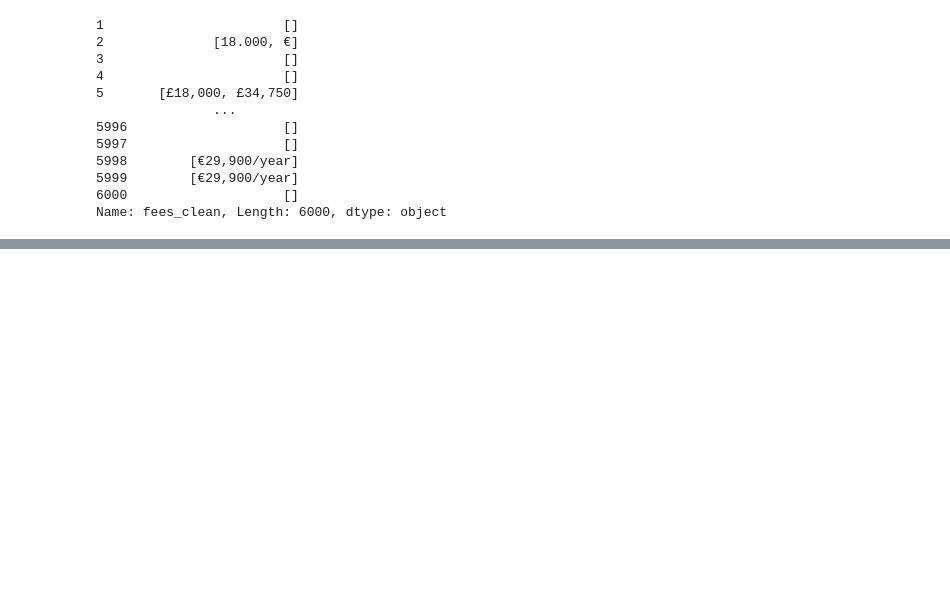
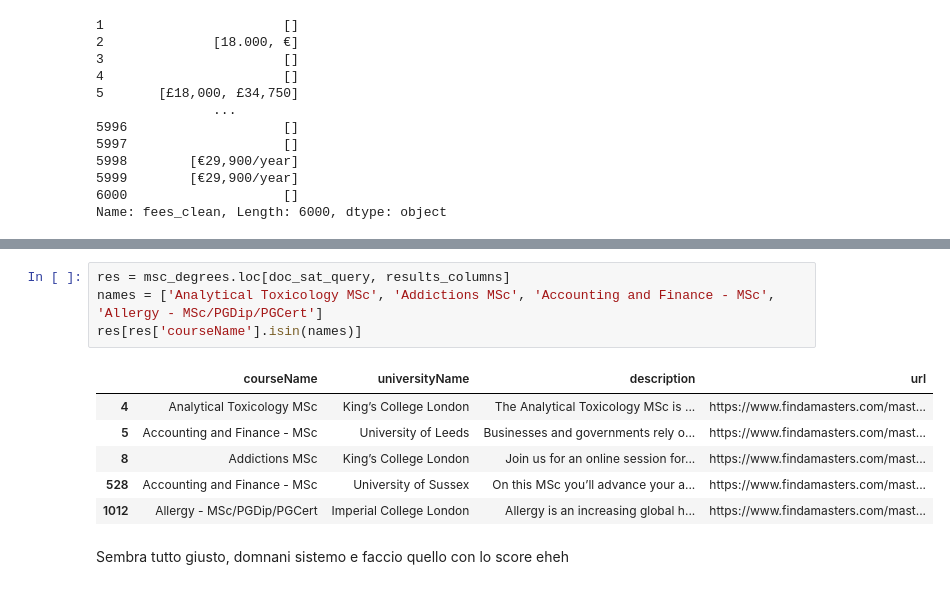
Before and after one commit to camillabrigandi/ADM-HW3, a Jupyter notebook: HW3.ipynb, the cells around one changed output, grey strips where cells are left out. Saved outputs shown, nothing was run; the diff lists cells and outputs as text; blank space fills up the shorter version.

```diff
--- a/HW3.ipynb
+++ b/HW3.ipynb
@@ -256,0 +384,13 @@ Name: fees_clean, Length: 6000, dtype: object
+# %%
+res = msc_degrees.loc[doc_sat_query, results_columns]
+names = ['Analytical Toxicology MSc', 'Addictions MSc', 'Accounting and Finance - MSc', 'Allergy - MSc/PGDip/PGCert']
+res[res['courseName'].isin(names)]
+# %% [output]
+|  | courseName | universityName | description | url |
+| 4 | Analytical Toxicology MSc | King’s College London | The Analytical Toxicology MSc is ... | https://www.findamasters.com/mast... |
+| 5 | Accounting and Finance - MSc | University of Leeds | Businesses and governments rely o... | https://www.findamasters.com/mast... |
+| 8 | Addictions MSc | King’s College London | Join us for an online session for... | https://www.findamasters.com/mast... |
+| 528 | Accounting and Finance - MSc | University of Sussex | On this MSc you’ll advance your a... | https://www.findamasters.com/mast... |
+| 1012 | Allergy - MSc/PGDip/PGCert | Imperial College London | Allergy is an increasing global h... | https://www.findamasters.com/mast... |
+# %% [markdown]
+Sembra tutto giusto, domnani sistemo e faccio quello con lo score eheh
```
Also changed, not shown: parts of 28 cells of this notebook, 3 other files.
